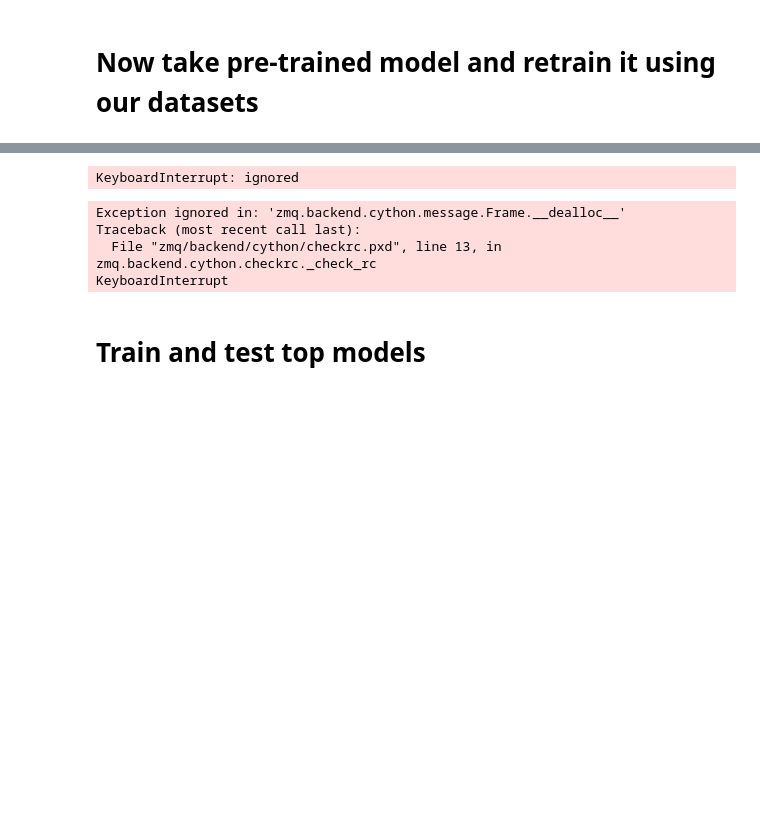
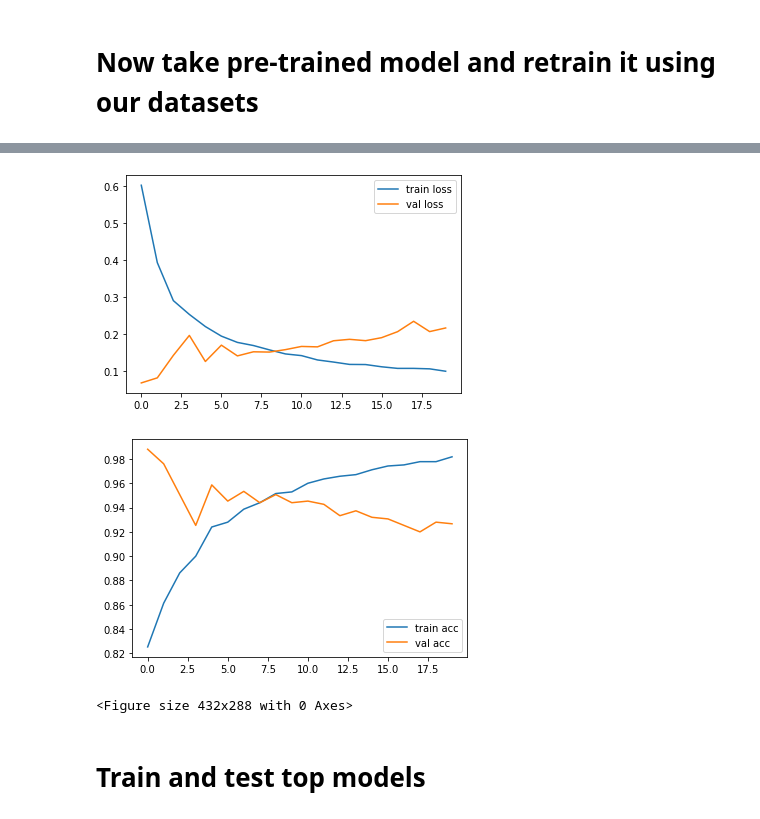
Before and after one commit to biplobsd/ImageClassificationTest, a Jupyter notebook: cnn_transfer_learning.ipynb, the cells around one changed output, grey strips where cells are left out. Cells and saved outputs as stored; diff of their text form; code cells hidden in the pictures; blank space fills up the shorter version.

```diff
--- a/cnn_transfer_learning.ipynb
+++ b/cnn_transfer_learning.ipynb
@@ -124,0 +104,4 @@ model.summary()
+# %%
+
+
+model = tf.keras.models.load_model(('/content/resnet_v1_50_v2.h5'), custom_objects={'KerasLayer':hub.KerasLayer})
@@ -127,11 +142,3 @@ model.compile(
   optimizer="adam",
   loss=tf.keras.losses.SparseCategoricalCrossentropy(from_logits=True),
   metrics=['acc'])
-
-r = model.fit(
-    X_train_scaled,
-    y_train, epochs=500,
-    validation_data=(X_test_scaled,y_test),
-    use_multiprocessing=True)
-
-model.save('model_inception.h5')
@@ -156,0 +145,7 @@ KeyboardInterrupt: ignored
+# %%
+r = model.fit(
+    X_train_scaled,
+    y_train,
+    epochs=20,
+    validation_data=(X_test_scaled,y_test),
+    use_multiprocessing=True)
@@ -164,3 +179,21 @@ model.evaluate(X_test_scaled,y_test)
+# %%
+# plot the loss
+plt.plot(r.history['loss'], label='train loss')
+plt.plot(r.history['val_loss'], label='val loss')
+plt.legend()
+plt.show()
+plt.savefig('LossVal_loss')
+
+# plot the accuracy
+plt.plot(r.history['acc'], label='train acc')
+plt.plot(r.history['val_acc'], label='val acc')
+plt.legend()
+plt.show()
+plt.savefig('AccVal_acc')
+# %% [output]
+[figure, added]
+[figure, added]
+<Figure size 432x288 with 0 Axes>
 # %%
 import numpy as np
 faces_labels_dict = [
@@ -173,19 +206,15 @@ def prepare(filepath):
 
   img = cv2.imread(filepath)
   plt.axis('off')
-  plt.imshow(img)
-  resized_img = cv2.resize(img,(224,224))
-  return resized_img.reshape(0, 224, 224, 3)
+  resized_img = cv2.resize(img,(224,224))/255
+  # resized_img.reshape(-1, 224, 224, 3)
+  plt.imshow(resized_img)
+  return resized_img.reshape(1, 224, 224, 3)
 
-prediction = model.predict([prepare('/content/Mini Dataset/Indian/111.jpg')])
+imgArray = prepare('/content/Mini Dataset/Southeast Asian/1215.jpg')
+prediction = model.predict(imgArray)
 print(prediction)
 print(faces_labels_dict[np.argmax(prediction)])
-# %% [output]
-KeyboardInterrupt: ignored
-Exception ignored in: 'zmq.backend.cython.message.Frame.__dealloc__'
-Traceback (most recent call last):
-  File "zmq/backend/cython/checkrc.pxd", line 13, in zmq.backend.cython.checkrc._check_rc
-KeyboardInterrupt
 # %% [markdown]
 # Train and test top models
 # %%
```
Also changed, not shown: parts of 11 cells of this notebook.
